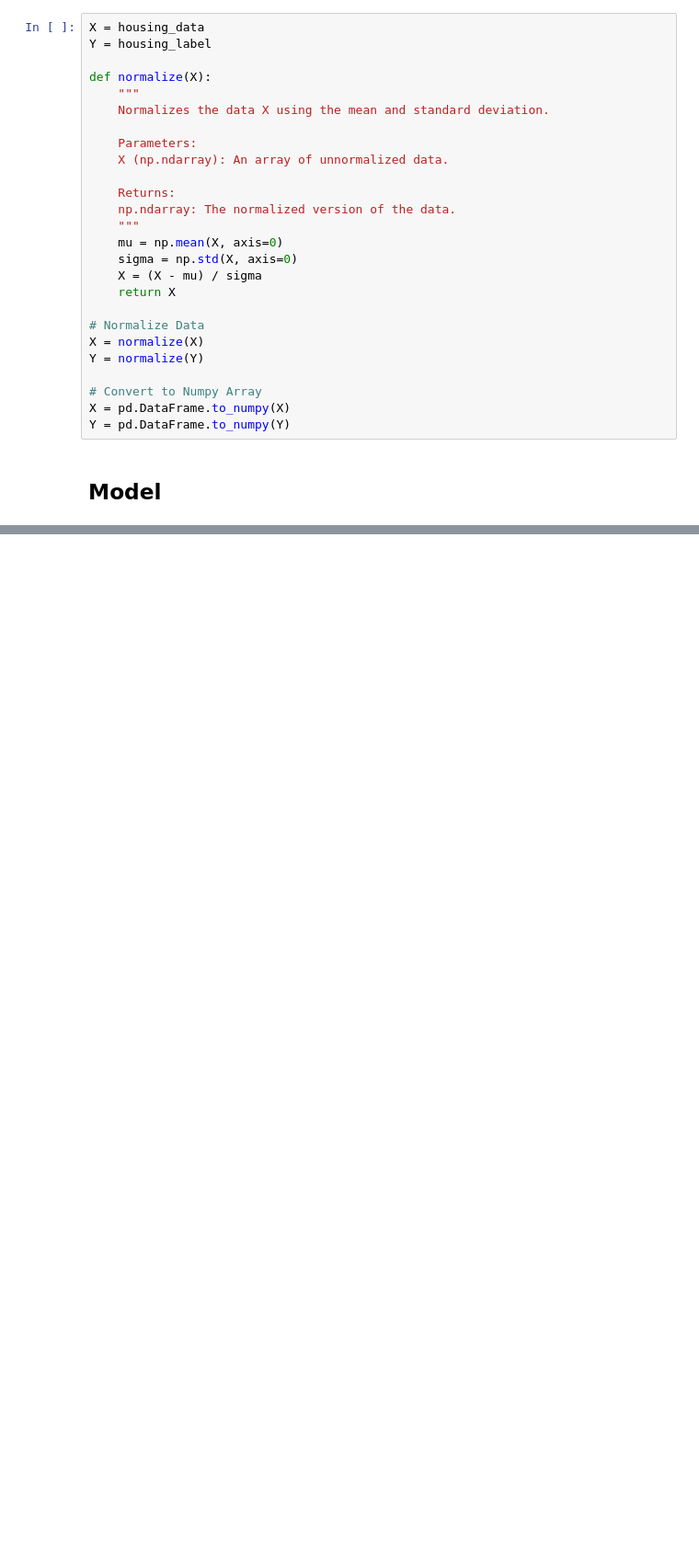
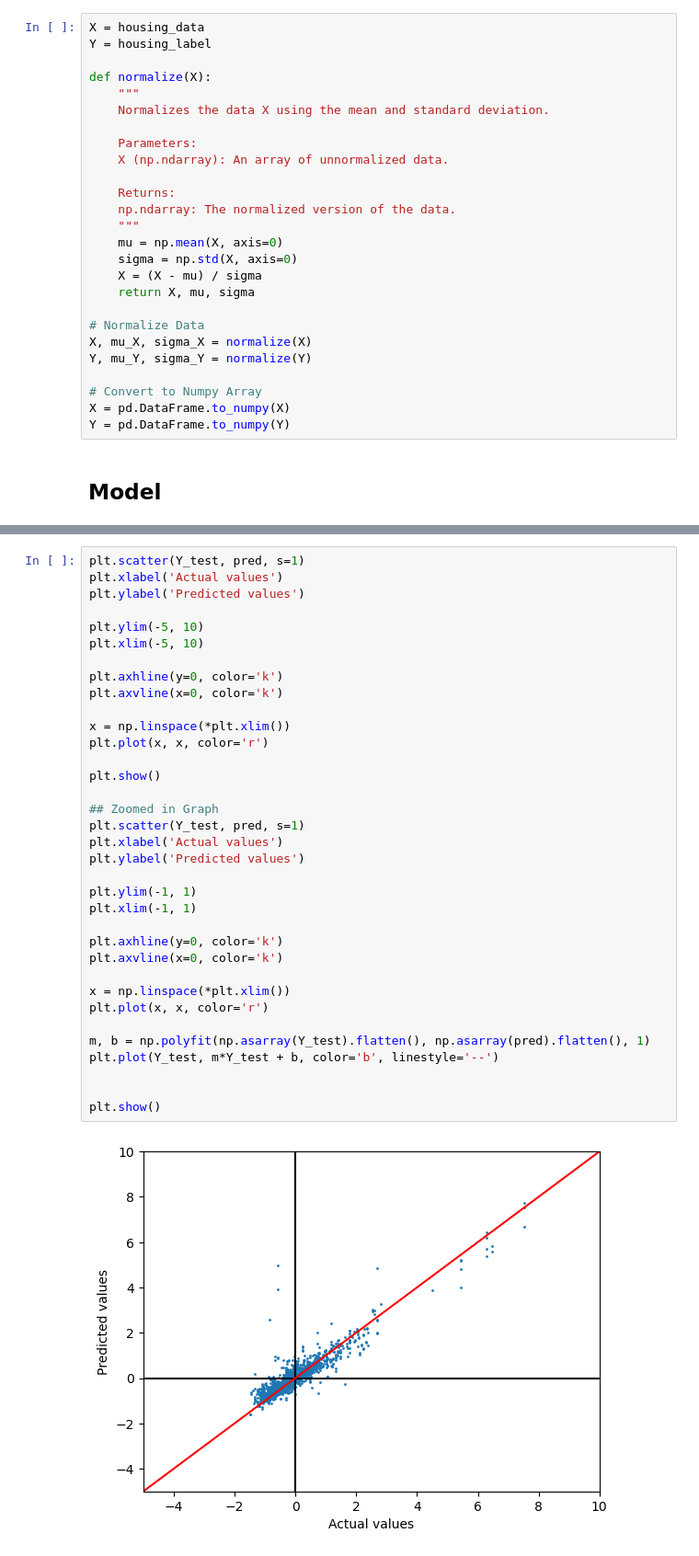
Before and after one commit to sidarth-raman/Real-Estate-Predictor, a Jupyter notebook: code/notebook.ipynb, the cells around one changed output, grey strips where cells are left out. Shown at 92% size. Cells and saved outputs as stored; diff of their text form; blank space fills up the shorter version.

```diff
--- a/code/notebook.ipynb
+++ b/code/notebook.ipynb
@@ -64,11 +67,11 @@ def normalize(X):
     mu = np.mean(X, axis=0)
     sigma = np.std(X, axis=0)
     X = (X - mu) / sigma
-    return X
+    return X, mu, sigma
 
 # Normalize Data
-X = normalize(X)
-Y = normalize(Y)
+X, mu_X, sigma_X = normalize(X)
+Y, mu_Y, sigma_Y = normalize(Y)
 
 # Convert to Numpy Array
 X = pd.DataFrame.to_numpy(X)
@@ -184,0 +239,37 @@ Testing Accuracy: 46.85185185185185
+# %%
+plt.scatter(Y_test, pred, s=1)
+plt.xlabel('Actual values')
+plt.ylabel('Predicted values')
+
+plt.ylim(-5, 10)
+plt.xlim(-5, 10)
+
+plt.axhline(y=0, color='k')
+plt.axvline(x=0, color='k')
+
+x = np.linspace(*plt.xlim())
+plt.plot(x, x, color='r')
+
+plt.show()
+
+## Zoomed in Graph
+plt.scatter(Y_test, pred, s=1)
+plt.xlabel('Actual values')
+plt.ylabel('Predicted values')
+
+plt.ylim(-1, 1)
+plt.xlim(-1, 1)
+
+plt.axhline(y=0, color='k')
+plt.axvline(x=0, color='k')
+
+x = np.linspace(*plt.xlim())
+plt.plot(x, x, color='r')
+
+m, b = np.polyfit(np.asarray(Y_test).flatten(), np.asarray(pred).flatten(), 1)
+plt.plot(Y_test, m*Y_test + b, color='b', linestyle='--')
+
+
+plt.show()
+# %% [output]
+[figure, added]
```
Also changed, not shown: parts of 19 cells of this notebook, 2 other files.
